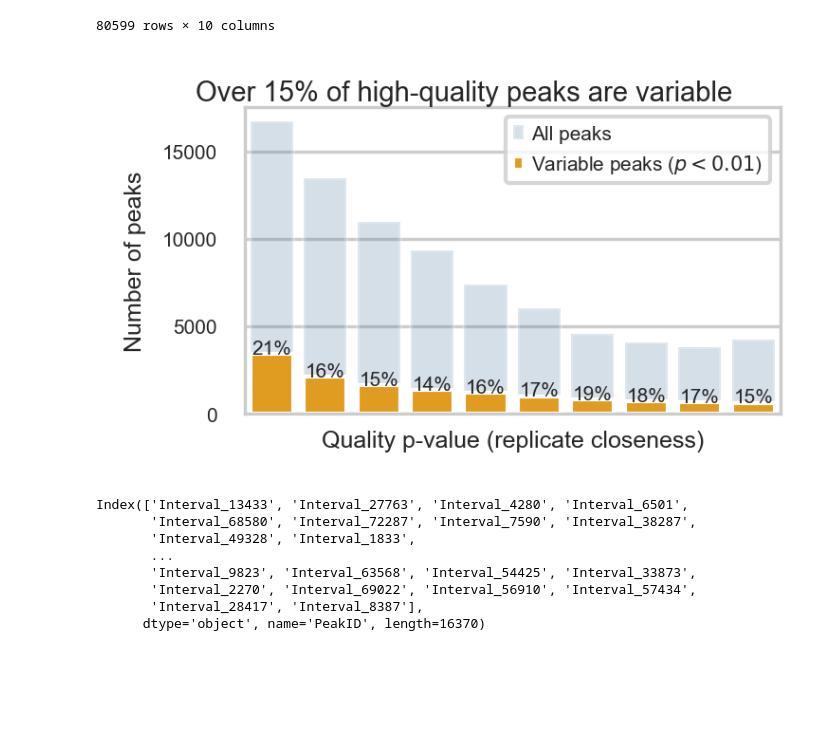
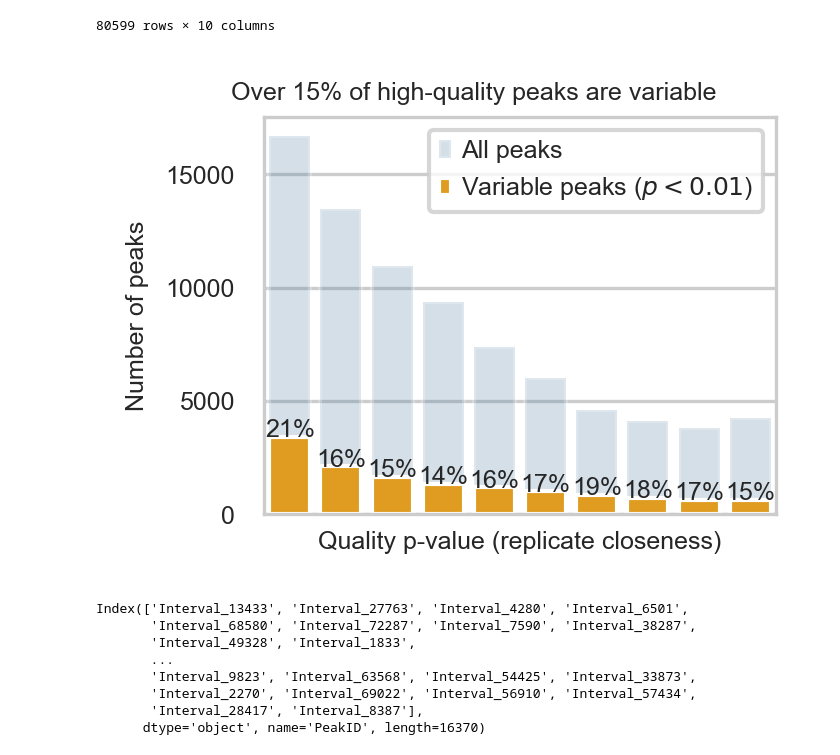
Before and after one commit to MartyWeissman/ClonalOmics, a Jupyter notebook: Figure 3/Figure 3, P9855 ATAC and RNA.ipynb, the cells around one changed output. Cells and saved outputs as stored; diff of their text form; code cells hidden in the pictures; blank space fills up the shorter version.

```diff
--- a/Figure 3/Figure 3, P9855 ATAC and RNA.ipynb
+++ b/Figure 3/Figure 3, P9855 ATAC and RNA.ipynb
@@ -63,9 +63,9 @@ def hrule(repchar = '=', length=80):
         print(repchar*length)
 # %%
 def setfontsize():
-    SMALL_SIZE = 5
+    SMALL_SIZE = 6
     MEDIUM_SIZE = 6
-    BIGGER_SIZE = 7
+    BIGGER_SIZE = 6
 
     plt.rc('font', size=SMALL_SIZE)          # controls default text sizes
     plt.rc('axes', titlesize=SMALL_SIZE)     # fontsize of the axes title
@@ -254,7 +276,9 @@ n_components = 20
 n_neighbors = 10
 min_dist = 0.25
 
-fig, ax = plt.subplots(1,1,figsize=(2.0,1.4), dpi=300)
+mm = 1/25.4
+figsize = (60*mm, 40*mm)
+fig, ax = plt.subplots(1,1,figsize=figsize, dpi=300)
 setfontsize()
 
 X = ATAC_data.to_df().copy()
@@ -288,9 +312,9 @@ for j in range(1,9):
     lgnd.legendHandles[j]._sizes = [25]
 
 plt.suptitle("UMAP clustering, {} peaks.".format(len(X.T)),
-            y=1.0)
+            x=0.6, y=1.0)
 
-set_size(fig, (2.0, 1.4))
+set_size(fig, figsize)
 plt.savefig("Panels/UMAP.pdf", bbox_inches='tight')
 
 plt.show()
@@ -538,0 +563,28 @@ plt.show()
+# %%
+figsize=(60*mm,30*mm)
+fig, ax = plt.subplots(1,1,figsize=figsize, dpi=300)
+setfontsize()
+sns.set_style('whitegrid')
+
+plot_df = dist_df.copy()
+plot_df['Parameter'] = dist_df['n_components'].astype(int).astype(str)+', '
+plot_df['Parameter'] += dist_df['n_neighbors'].astype(int).astype(str)+', '
+plot_df['Parameter'] +=  dist_df['min_dist'].astype(str).apply(lambda s : s[1:])
+sns.scatterplot(y = 'Distance between replicates', x='Parameter', data=plot_df,
+                s=4, edgecolor='k', color='steelblue', ax=ax, label='Mean distance between replicates')
+sns.scatterplot(y = 'Distance between 5a/5b', x='Parameter', data=plot_df,
+                s=4, edgecolor='k', color='orange', ax=ax, label='Mean distance between 5a/5b')
+
+ax.axhline(1.0, label='Mean distance between non-replicates', color='k', linewidth=1)
+ax.legend(bbox_to_anchor=(0.95, 0.9))
+ax.set_ylabel('UMAP distance')
+ax.set_xticklabels([])
+ax.set_xlabel('27 UMAP parameters')
+ax.set_yticks([0,0.2,1])
+ax.tick_params(axis='both', pad=-1)
+ax.tick_params(axis='y', labelright=True, labelleft=False)
+
+set_size(fig, figsize)
+plt.savefig("Panels/UMAP_params.pdf", bbox_inches='tight')
+
+plt.show()
@@ -750,36 +809,37 @@ plot_df['nsig'] = CQ_df.groupby(qcuts).apply(lambda x : (x < 0.01).sum()).clonal
 plot_df['count'] = CQ_df.groupby(qcuts).count().clonal_p
 plot_df['ratio'] = plot_df['nsig'] / plot_df['count']
 plot_df['interval'] = plot_df.index#.apply(lambda x : x.left())
 plot_df['mid'] = plot_df['interval'].apply(lambda x : x.mid)
 plot_df = plot_df.sort_values(by='mid')
 
 sns.set_style('whitegrid')
-fig, ax = plt.subplots(figsize=(2.5,1.5), dpi=300)
+figsize=(60*mm, 45*mm)
+fig, ax = plt.subplots(figsize=figsize, dpi=300)
 setfontsize()
 
 sns.barplot(x='mid', y='count', data=plot_df, color='steelblue', alpha=0.25, ax=ax, label='All peaks')
 sns.barplot(x='mid', y='nsig', data=plot_df, color='orange', label='Variable peaks ($p<0.01$)',ax=ax)
 #for row in plot_df:
 #    ax.text(row['interval'], row['nsig'], 'Hello')
 for j in range(len(plot_df)):
     nsigj = plot_df.iloc[j]['nsig']
     ratioj = plot_df.iloc[j]['ratio']
     ax.text(j,nsigj,'{:1.0%}'.format(ratioj), ha='center')
 
 ax.set_xticks([])
 ax.set_xticklabels([]) #plot_df['interval'])
 ax.legend()
 plt.xticks(rotation=45)
 
 ax.set_xlabel('Quality p-value (replicate closeness)')
 ax.set_ylabel('Number of peaks')
 plt.suptitle('Over 15% of high-quality peaks are variable')
 
-set_size(fig, (2.5, 1.5))
+set_size(fig, figsize)
 plt.savefig("Panels/Clonal_peaks.pdf", bbox_inches='tight')
 plt.show()
 # %% [output]
-[figure, old version]
+[figure, new version]
 # %%
 tall_peaks = (ATACR_data.to_df().max() > np.log1p(50))
 tall_peaks = tall_peaks[tall_peaks].index
```
Also changed, not shown: parts of 76 cells of this notebook, 28 other files.
